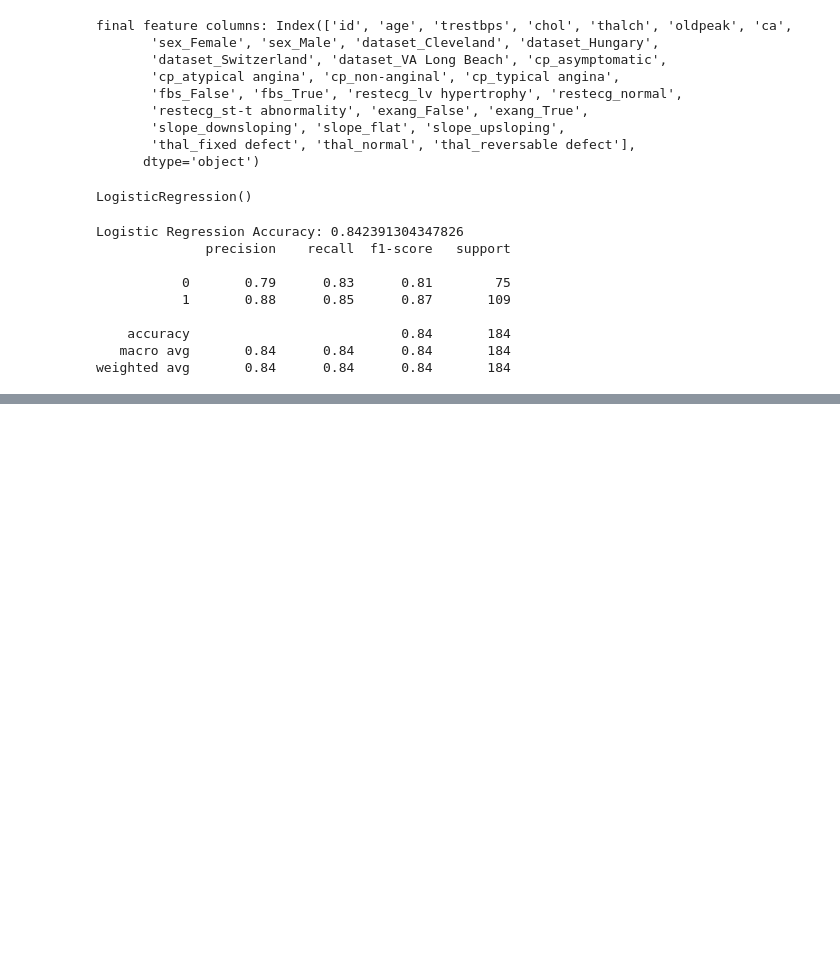
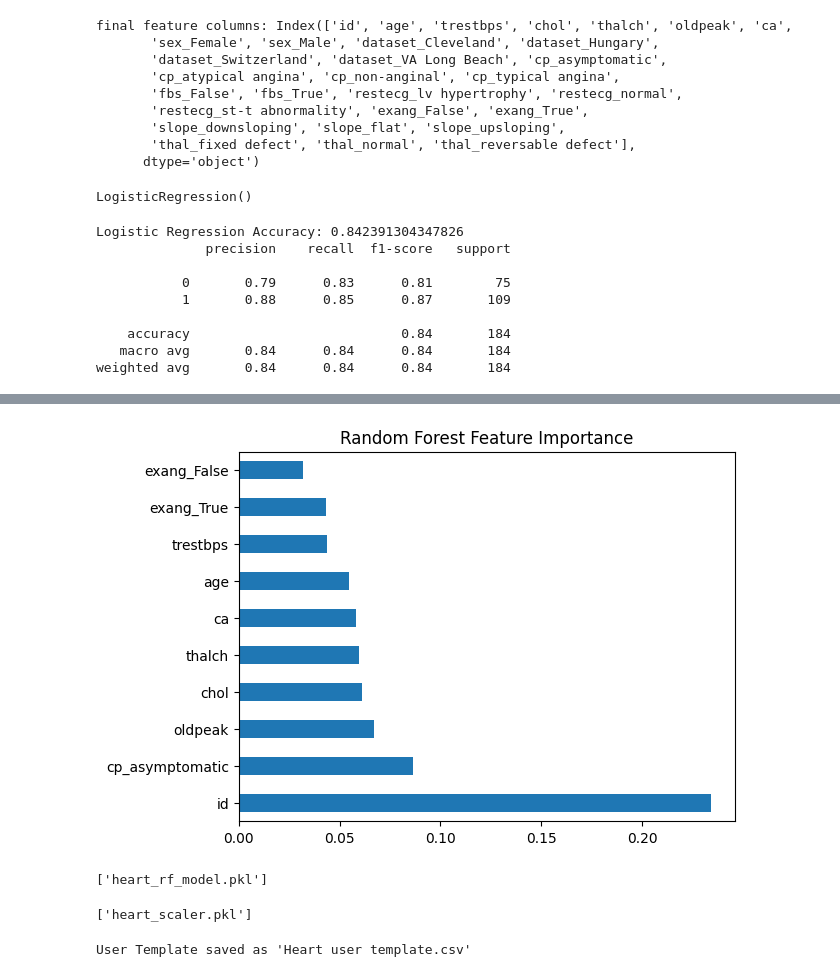
Before and after one commit to Otiendeinnocent1/Assignment-2, a Jupyter notebook: notebooks/Getting_started_with_google_colab_ai.ipynb, the cells around one changed output, grey strips where cells are left out. Cells and saved outputs as stored; diff of their text form; code cells hidden in the pictures; blank space fills up the shorter version.

```diff
--- a/notebooks/Getting_started_with_google_colab_ai.ipynb
+++ b/notebooks/Getting_started_with_google_colab_ai.ipynb
@@ -181,0 +201,23 @@ weighted avg       0.84      0.84      0.84       184
+# %%
+feat_imp = pd.Series(rf_model.feature_importances_, index=x.columns)
+feat_imp.nlargest(10).plot(kind='barh')
+plt.title('Random Forest Feature Importance')
+plt.show()
+# %% [output]
+[figure, added]
+# %%
+import joblib
+joblib.dump(rf_model, 'heart_rf_model.pkl')
+# %% [output]
+['heart_rf_model.pkl']
+# %%
+joblib.dump(scaler, 'heart_scaler.pkl')
+# %% [output]
+['heart_scaler.pkl']
+# %%
+from re import X
+sample = x.head(1)
+sample.to_csv('Heart user template.csv', index=False)
+print("User Template saved as 'Heart user template.csv' ")
+# %% [output]
+User Template saved as 'Heart user template.csv'
```
Also changed, not shown: parts of 6 cells of this notebook.
